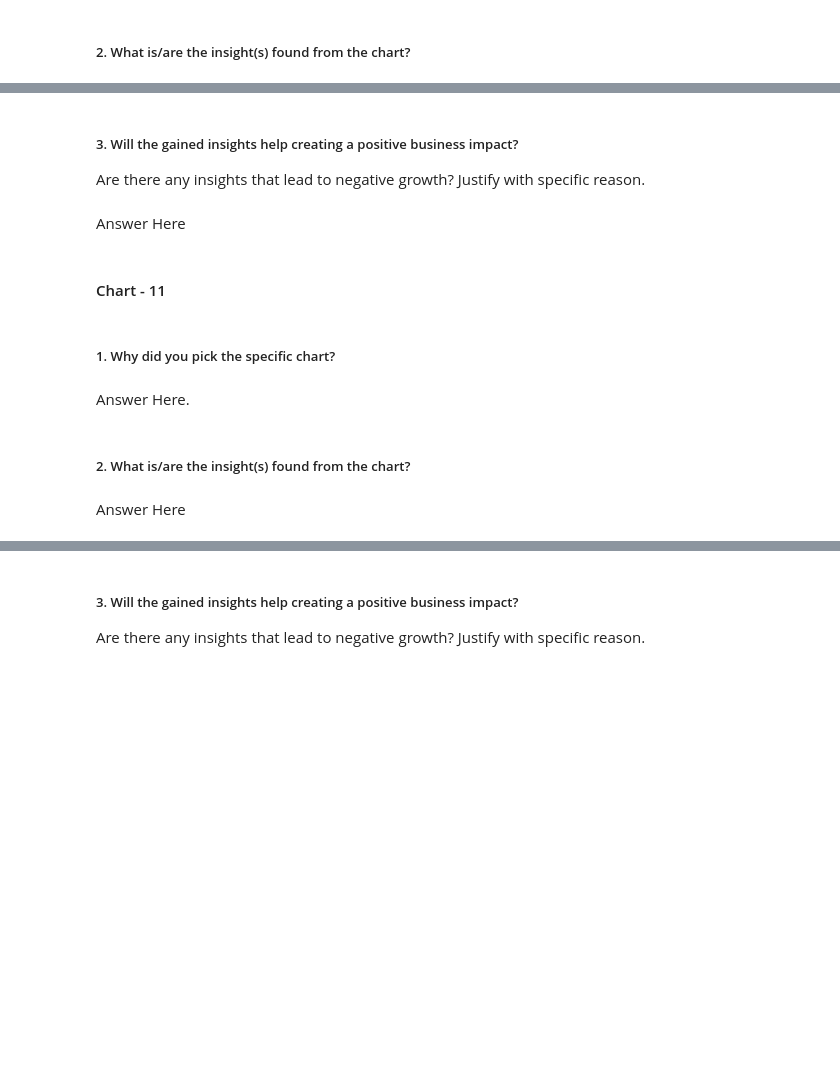
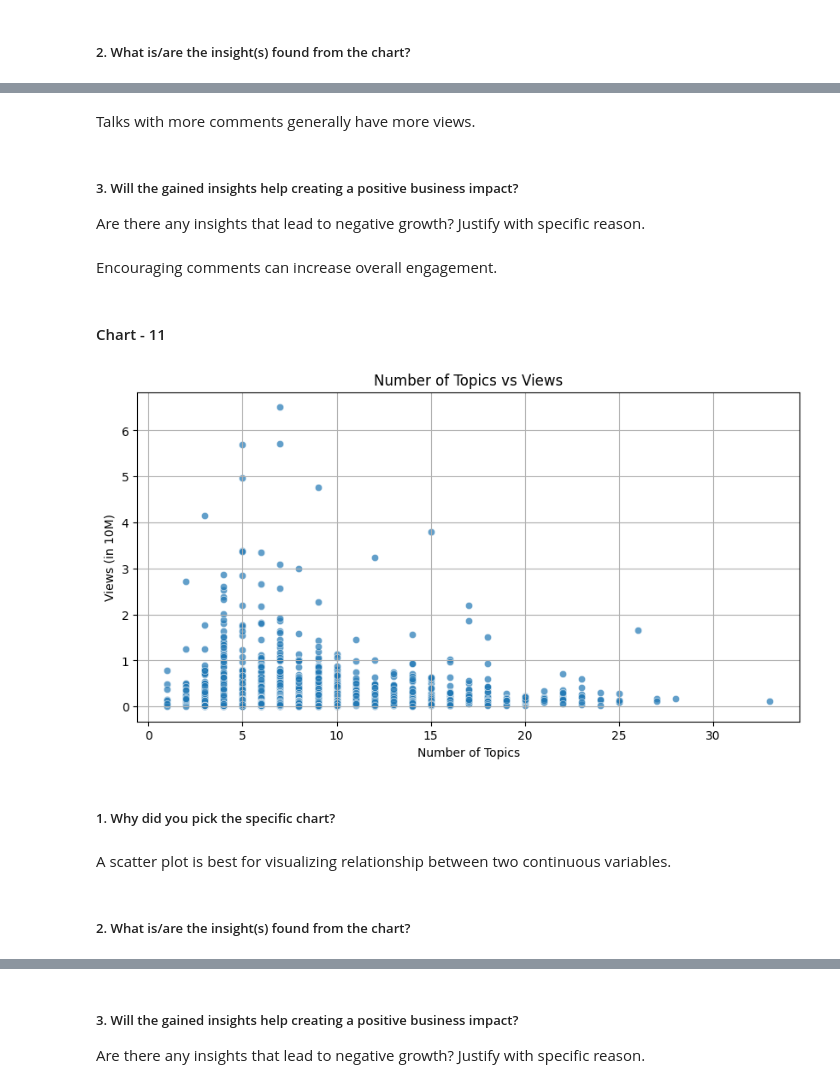
Before and after one commit to Ashish-Kumar-Vaish/TED-Talk-Regression, a Jupyter notebook: Ted_Talk_Regression.ipynb, the cells around one changed output, grey strips where cells are left out. Cells and saved outputs as stored; diff of their text form; code cells hidden in the pictures; blank space fills up the shorter version.

```diff
--- a/Ted_Talk_Regression.ipynb
+++ b/Ted_Talk_Regression.ipynb
@@ -404,24 +481,26 @@ Answer Here
+# %% [markdown]
+Talks with more comments generally have more views.
 # %% [markdown]
 ##### 3. Will the gained insights help creating a positive business impact?
 Are there any insights that lead to negative growth? Justify with specific reason.
-# %% [markdown]
-Answer Here
+# %% [markdown]
+Encouraging comments can increase overall engagement.
 # %% [markdown]
 #### Chart - 11
 # %%
 # Chart - 11 visualization code
 plt.figure(figsize=(10, 5))
-sns.scatterplot(x=df['topics'].apply(len), y=df['views'] / 1e7, alpha=0.5)
+sns.scatterplot(x=df['topics'].apply(lambda x: len(ast.literal_eval(x))), y=df['views'] / 1e7, alpha=0.7)
 plt.title('Number of Topics vs Views')
 plt.xlabel('Number of Topics')
 plt.ylabel('Views (in 10M)')
 plt.grid(True)
 plt.show()
+# %% [output]
+[figure, added]
 # %% [markdown]
 ##### 1. Why did you pick the specific chart?
-# %% [markdown]
-Answer Here.
+# %% [markdown]
+A scatter plot is best for visualizing relationship between two continuous variables.
 # %% [markdown]
 ##### 2. What is/are the insight(s) found from the chart?
-# %% [markdown]
-Answer Here
```
Also changed, not shown: parts of 227 cells of this notebook.
